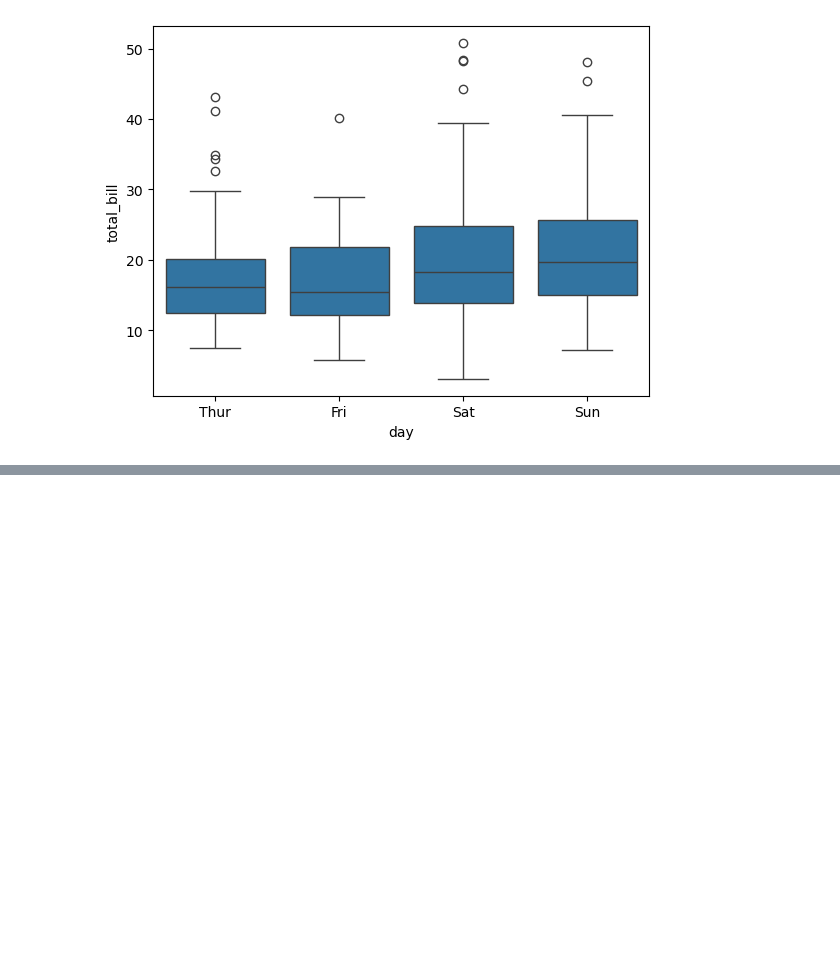
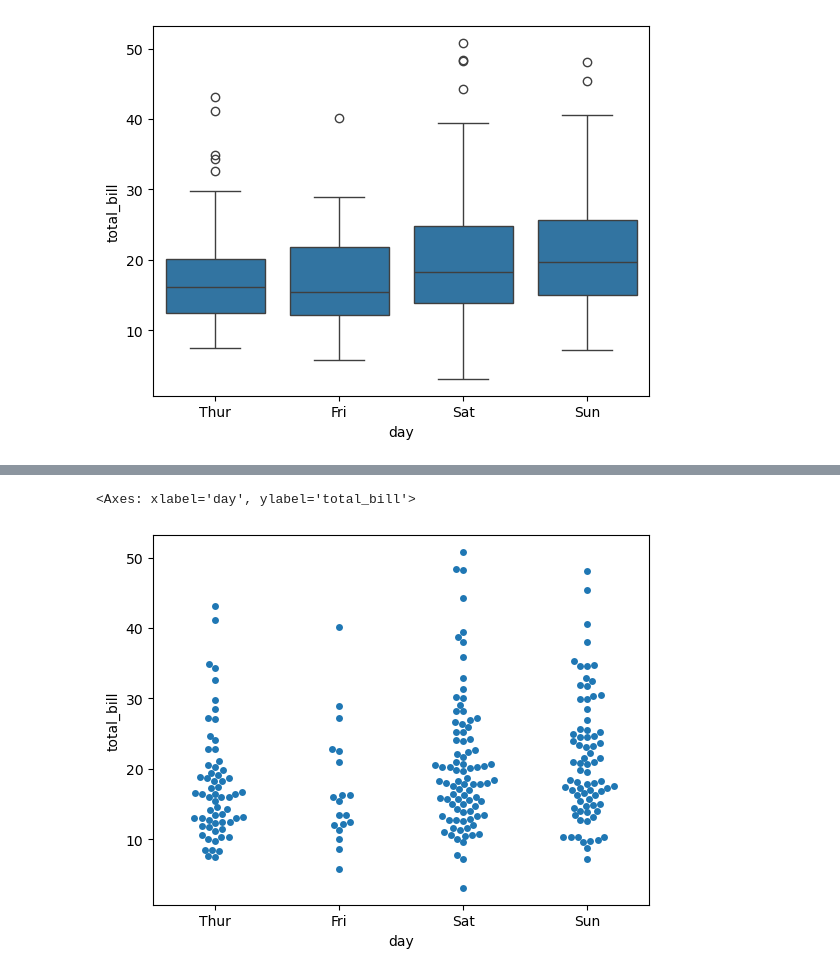
Before and after one commit to mdnaim2004/NOTE_ARCHIVE, a Jupyter notebook: seabron/seaborn.ipynb, the cells around one changed output, grey strips where cells are left out. Saved outputs shown, nothing was run; the diff lists cells and outputs as text; code cells hidden in the pictures; blank space fills up the shorter version.

```diff
--- a/seabron/seaborn.ipynb
+++ b/seabron/seaborn.ipynb
@@ -276,0 +307,9 @@ sns.boxplot(data=data, x='day', y='total_bill')
+# %%
+sns.swarmplot(
+    data=data,
+    x='day',
+    y='total_bill'
+)
+# %% [output]
+<Axes: xlabel='day', ylabel='total_bill'>
+[figure, added]
```
Also changed, not shown: parts of 8 cells of this notebook.
